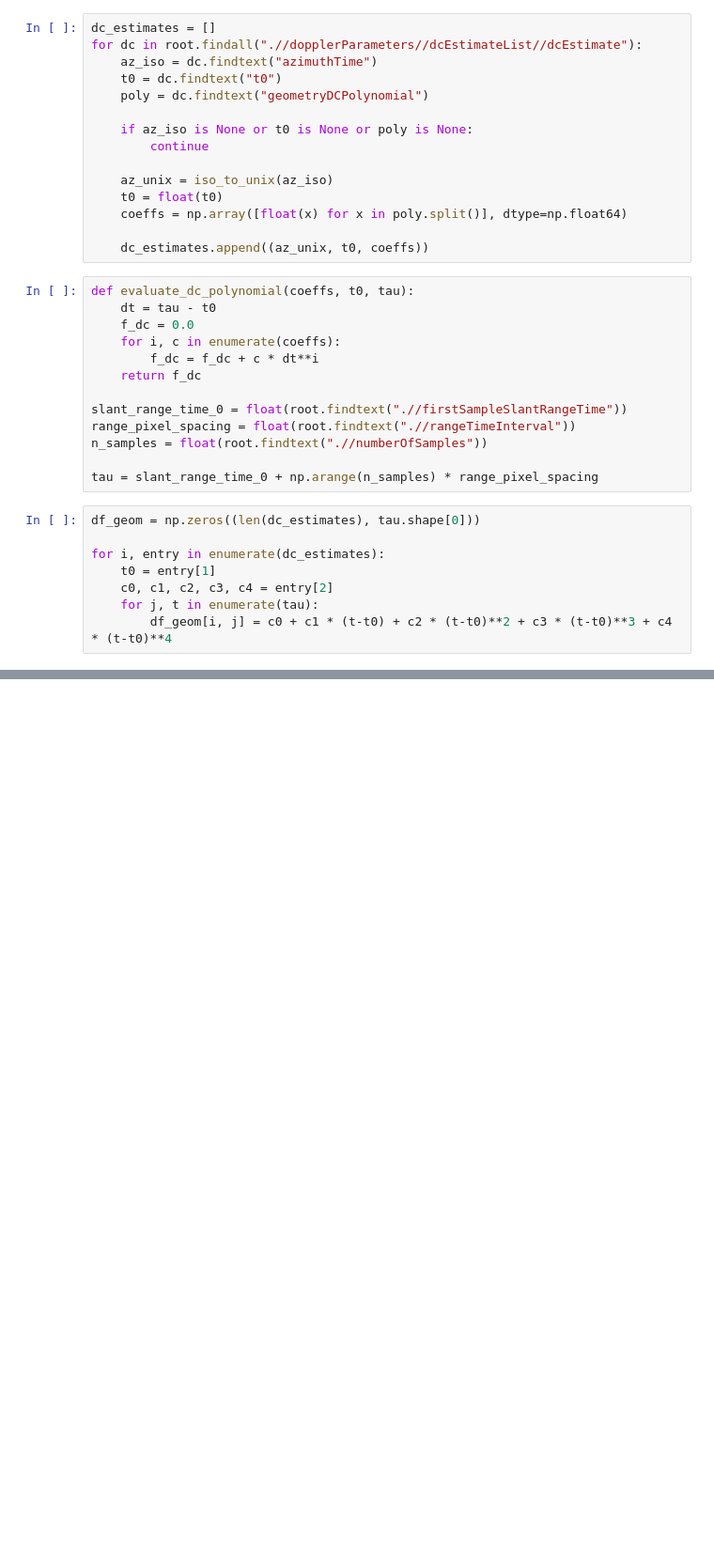
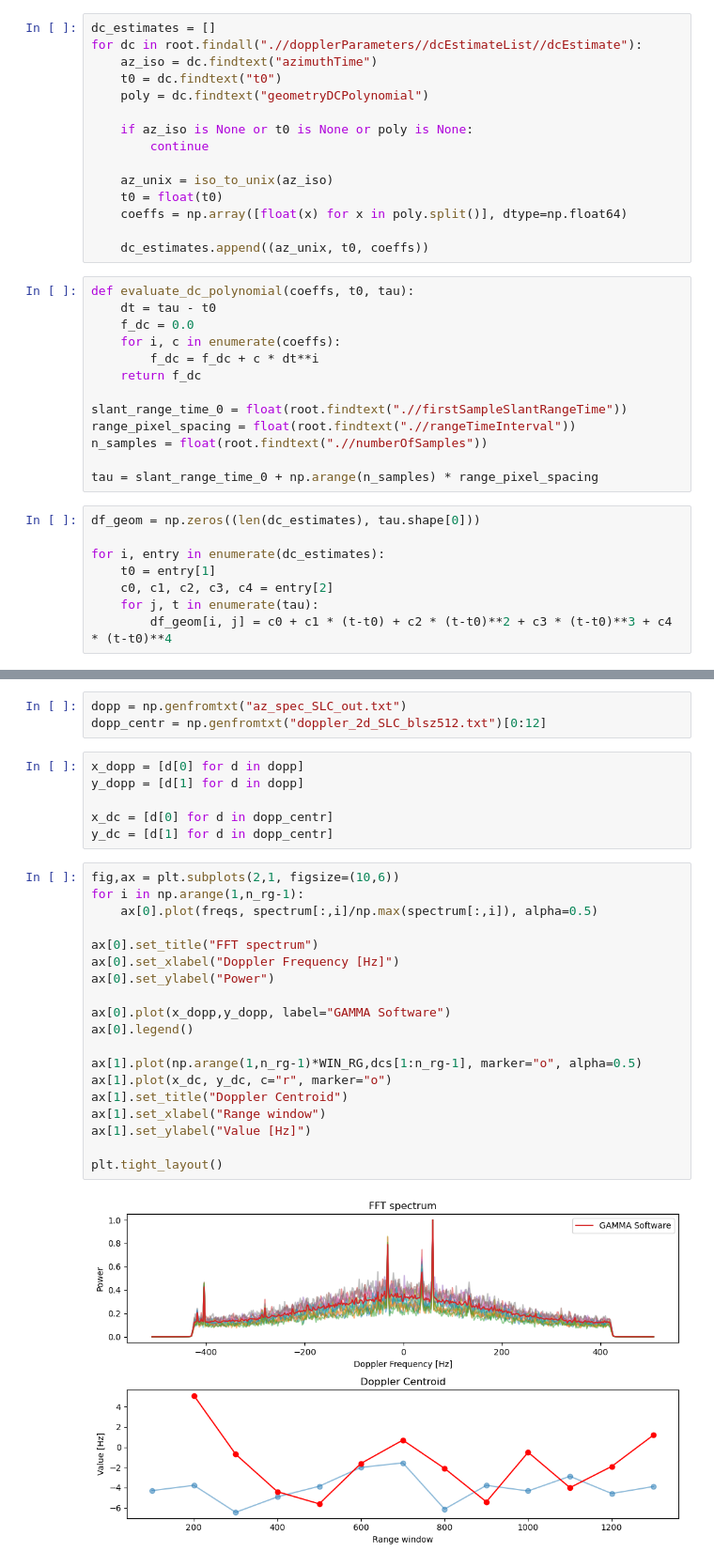
Before and after one commit to oscipal/ocean_current_retrieval, a Jupyter notebook: desert_DCA.ipynb, the cells around one changed output, grey strips where cells are left out. Shown at 94% size. Saved outputs shown, nothing was run; the diff lists cells and outputs as text; blank space fills up the shorter version.

```diff
--- a/desert_DCA.ipynb
+++ b/desert_DCA.ipynb
@@ -153,0 +151,30 @@ plt.tight_layout()
+# %%
+dopp = np.genfromtxt("az_spec_SLC_out.txt")
+dopp_centr = np.genfromtxt("doppler_2d_SLC_blsz512.txt")[0:12]
+# %%
+x_dopp = [d[0] for d in dopp]
+y_dopp = [d[1] for d in dopp]
+
+x_dc = [d[0] for d in dopp_centr]
+y_dc = [d[1] for d in dopp_centr]
+# %%
+fig,ax = plt.subplots(2,1, figsize=(10,6))
+for i in np.arange(1,n_rg-1):
+    ax[0].plot(freqs, spectrum[:,i]/np.max(spectrum[:,i]), alpha=0.5)
+
+ax[0].set_title("FFT spectrum")
+ax[0].set_xlabel("Doppler Frequency [Hz]")
+ax[0].set_ylabel("Power")
+
+ax[0].plot(x_dopp,y_dopp, label="GAMMA Software")
+ax[0].legend()
+
+ax[1].plot(np.arange(1,n_rg-1)*WIN_RG,dcs[1:n_rg-1], marker="o", alpha=0.5)
+ax[1].plot(x_dc, y_dc, c="r", marker="o")
+ax[1].set_title("Doppler Centroid")
+ax[1].set_xlabel("Range window")
+ax[1].set_ylabel("Value [Hz]")
+
+plt.tight_layout()
+# %% [output]
+[figure, added]
```
Also changed, not shown: parts of 5 cells of this notebook, 3 other files.
